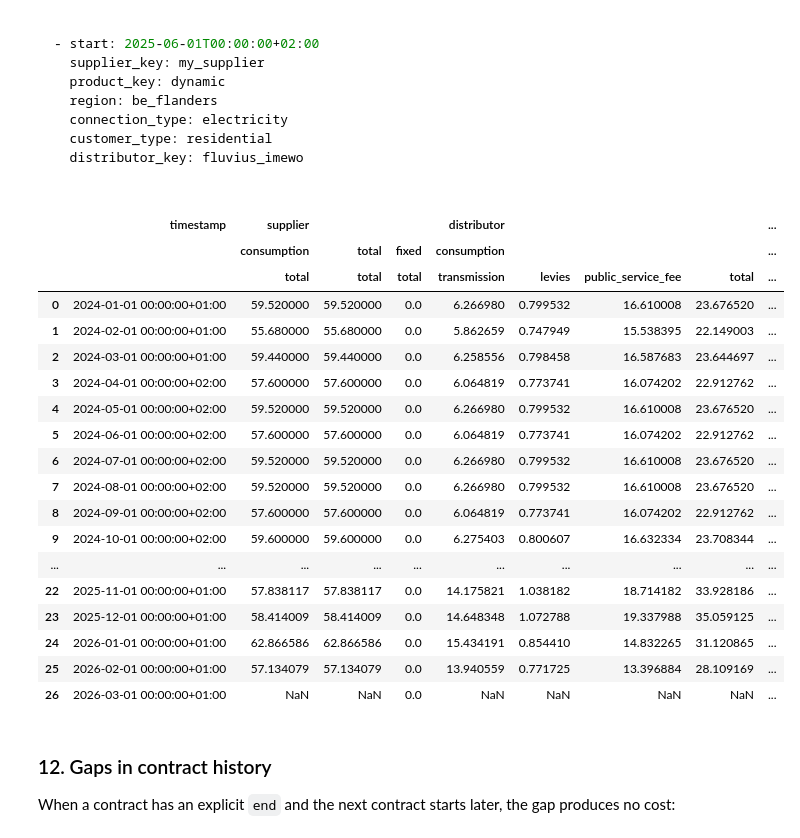
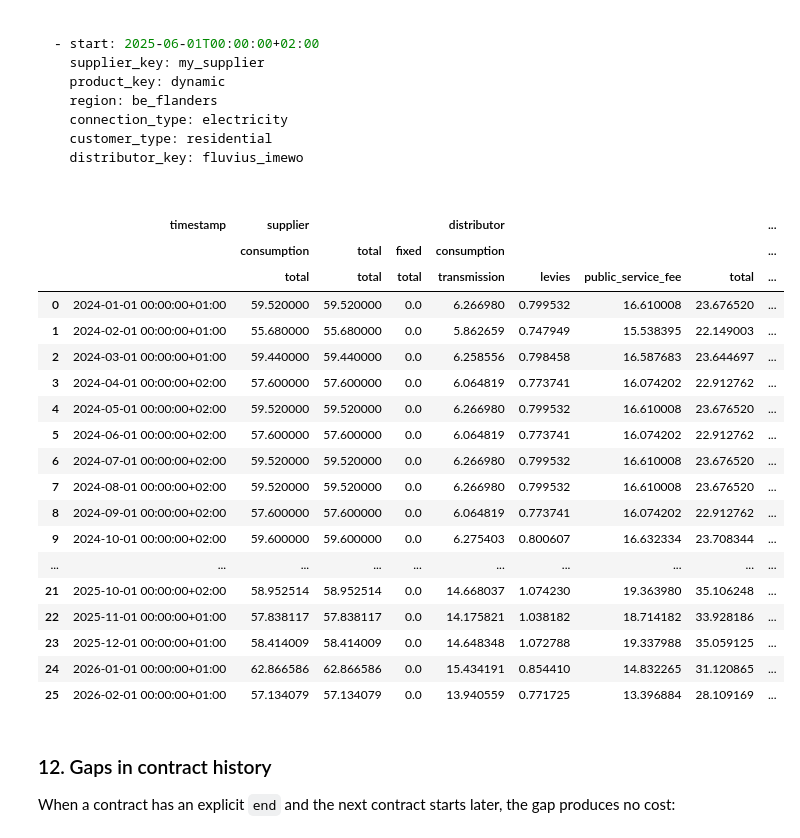
Before and after one commit to EnergieID/energy-cost, a Jupyter notebook: notebooks/contract.ipynb, the cells around one changed output. Saved outputs shown, nothing was run; the diff lists cells and outputs as text; code cells hidden in the pictures.

```diff
--- a/notebooks/contract.ipynb
+++ b/notebooks/contract.ipynb
@@ -396,38 +391,38 @@ display_yaml("../examples/contracts/history.yml")
 # %%
 from energy_cost import ContractHistory
 
 history = ContractHistory.from_yaml("../examples/contracts/history.yml")
 
 consumption = Meter(
     measurements=TimeseriesFrame(pd.DataFrame(
         {
-            "timestamp": pd.date_range("2024-01-01T00:00:00+01:00", "2026-03-01T00:00:00+01:00", freq="15min"),
+            "timestamp": pd.date_range("2024-01-01T00:00:00+01:00", "2026-03-01T00:00:00+01:00", freq="15min", inclusive="left"),
             "value": 0.0002,
         }
     ))
 )
 
 history.apply(consumption)
 # %% [output]
 |  | timestamp | supplier |  |  | distributor |  |  |  | ... |
 |  |  | consumption | total | fixed | consumption |  |  |  | ... |
 |  |  | total | total | total | transmission | levies | public_service_fee | total | ... |
 | 0 | 2024-01-01 00:00:00+01:00 | 59.520000 | 59.520000 | 0.0 | 6.266980 | 0.799532 | 16.610008 | 23.676520 | ... |
 | 1 | 2024-02-01 00:00:00+01:00 | 55.680000 | 55.680000 | 0.0 | 5.862659 | 0.747949 | 15.538395 | 22.149003 | ... |
 | 2 | 2024-03-01 00:00:00+01:00 | 59.440000 | 59.440000 | 0.0 | 6.258556 | 0.798458 | 16.587683 | 23.644697 | ... |
 | 3 | 2024-04-01 00:00:00+02:00 | 57.600000 | 57.600000 | 0.0 | 6.064819 | 0.773741 | 16.074202 | 22.912762 | ... |
 | 4 | 2024-05-01 00:00:00+02:00 | 59.520000 | 59.520000 | 0.0 | 6.266980 | 0.799532 | 16.610008 | 23.676520 | ... |
 | 5 | 2024-06-01 00:00:00+02:00 | 57.600000 | 57.600000 | 0.0 | 6.064819 | 0.773741 | 16.074202 | 22.912762 | ... |
 | 6 | 2024-07-01 00:00:00+02:00 | 59.520000 | 59.520000 | 0.0 | 6.266980 | 0.799532 | 16.610008 | 23.676520 | ... |
 | 7 | 2024-08-01 00:00:00+02:00 | 59.520000 | 59.520000 | 0.0 | 6.266980 | 0.799532 | 16.610008 | 23.676520 | ... |
 | 8 | 2024-09-01 00:00:00+02:00 | 57.600000 | 57.600000 | 0.0 | 6.064819 | 0.773741 | 16.074202 | 22.912762 | ... |
 | 9 | 2024-10-01 00:00:00+02:00 | 59.600000 | 59.600000 | 0.0 | 6.275403 | 0.800607 | 16.632334 | 23.708344 | ... |
 | ... | ... | ... | ... | ... | ... | ... | ... | ... | ... |
+| 21 | 2025-10-01 00:00:00+02:00 | 58.952514 | 58.952514 | 0.0 | 14.668037 | 1.074230 | 19.363980 | 35.106248 | ... |
 | 22 | 2025-11-01 00:00:00+01:00 | 57.838117 | 57.838117 | 0.0 | 14.175821 | 1.038182 | 18.714182 | 33.928186 | ... |
 | 23 | 2025-12-01 00:00:00+01:00 | 58.414009 | 58.414009 | 0.0 | 14.648348 | 1.072788 | 19.337988 | 35.059125 | ... |
 | 24 | 2026-01-01 00:00:00+01:00 | 62.866586 | 62.866586 | 0.0 | 15.434191 | 0.854410 | 14.832265 | 31.120865 | ... |
 | 25 | 2026-02-01 00:00:00+01:00 | 57.134079 | 57.134079 | 0.0 | 13.940559 | 0.771725 | 13.396884 | 28.109169 | ... |
-| 26 | 2026-03-01 00:00:00+01:00 | NaN | NaN | 0.0 | NaN | NaN | NaN | NaN | ... |
 # %% [markdown]
 ### 12. Gaps in contract history
 When a contract has an explicit `end` and the next contract starts later, the gap produces no cost:
```
Also changed, not shown: parts of 8 cells of this notebook.
